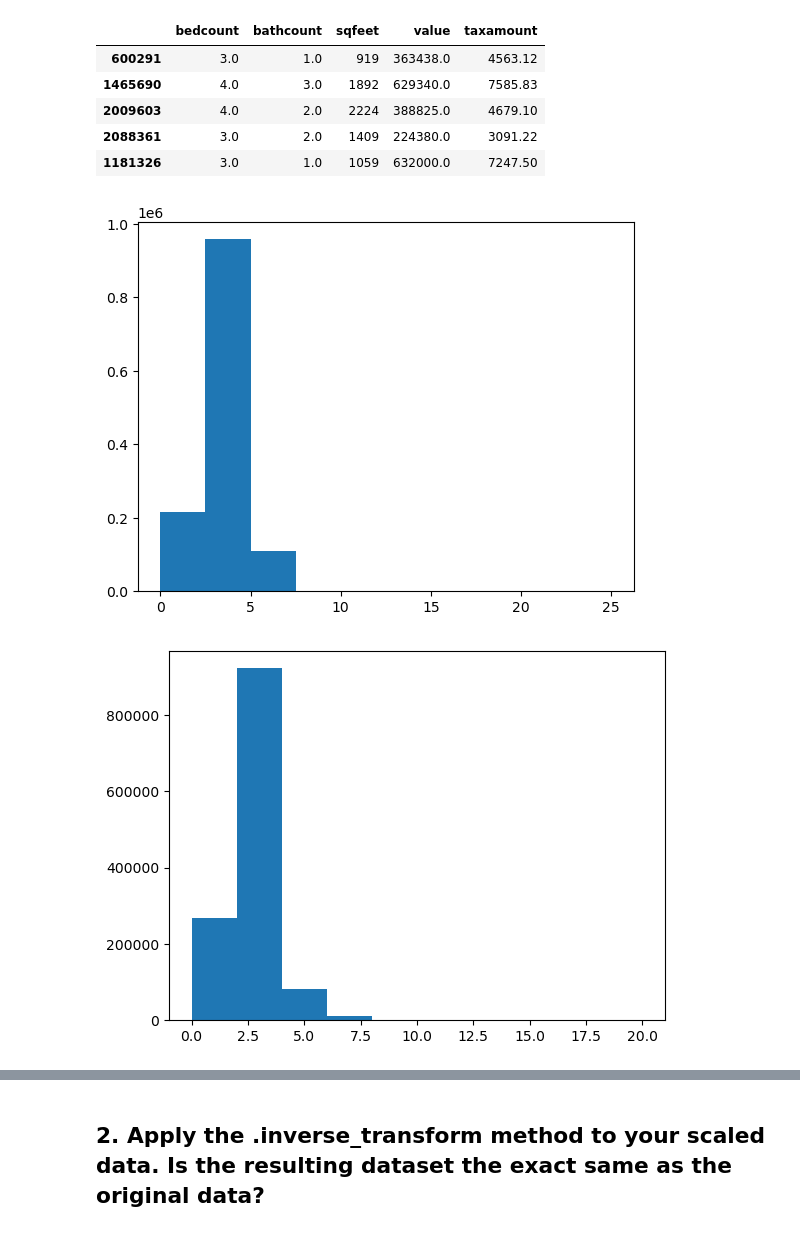
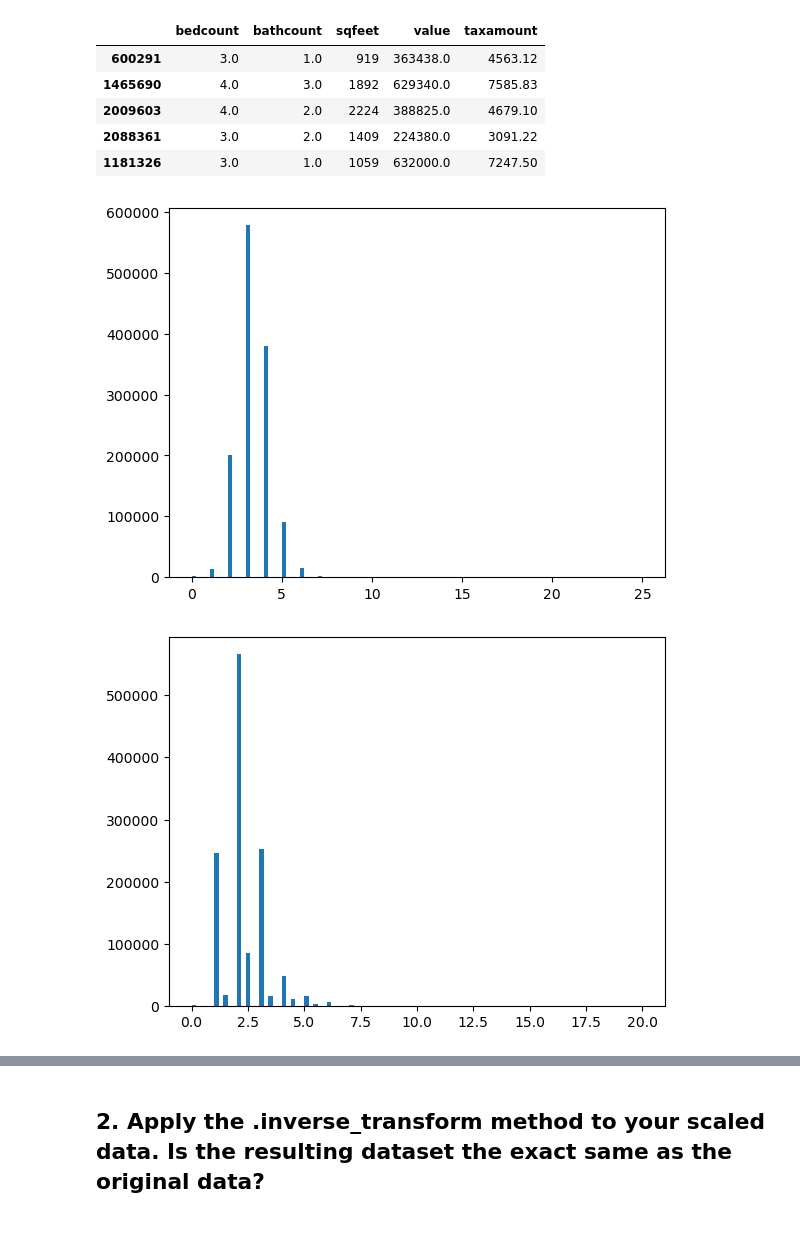
Before and after one commit to elizabethswarren/regression-exercises, a Jupyter notebook: scaling.ipynb, the cells around one changed output, grey strips where cells are left out. Saved outputs shown, nothing was run; the diff lists cells and outputs as text; code cells hidden in the pictures.

```diff
--- a/scaling.ipynb
+++ b/scaling.ipynb
@@ -60,8 +79,8 @@ train.head()
 # %%
 # visualize before scaling
 for col in train.columns:
     plt.figure()
-    plt.hist(train[col])
+    plt.hist(train[col], bins=100)
 # %% [output]
-[figure, old version]
+[figure, new version]
-[figure, old version]
+[figure, new version]
```
Also changed, not shown: parts of 6 cells of this notebook, 1 other file.
